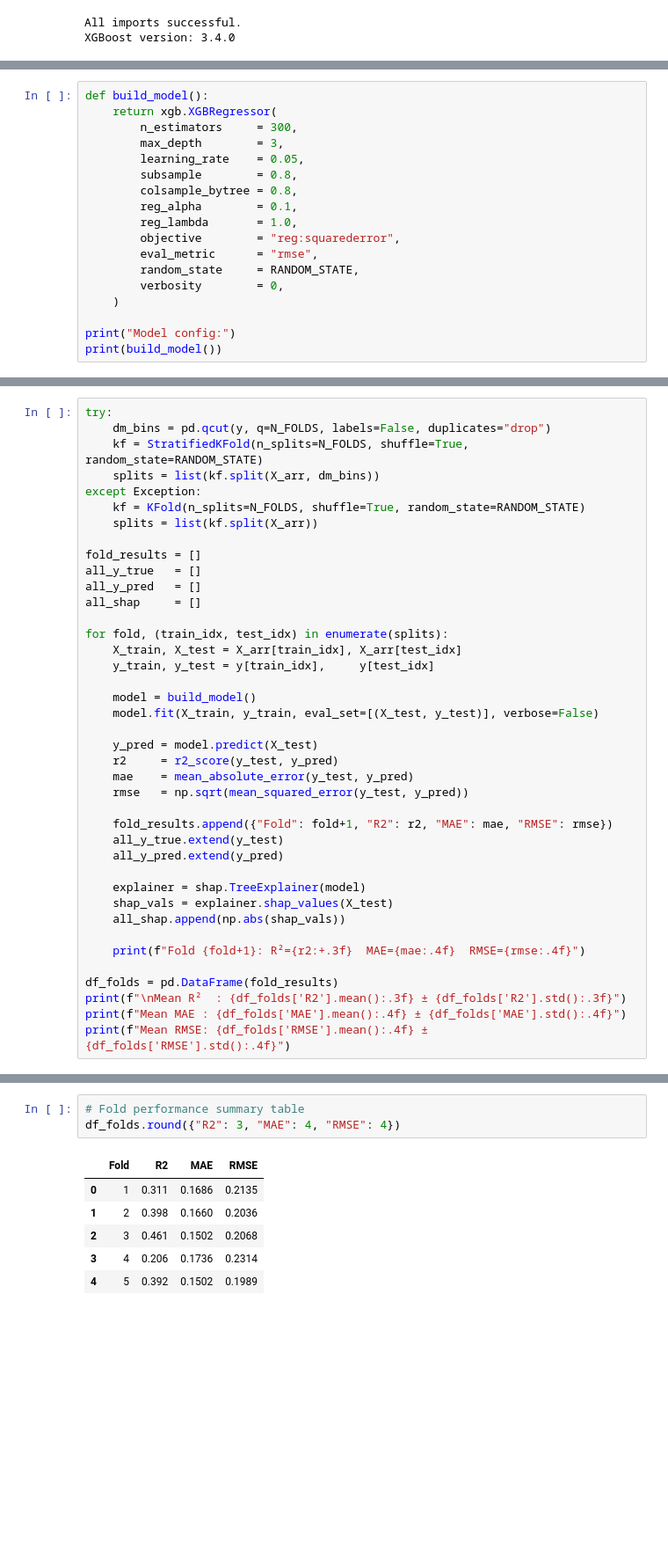
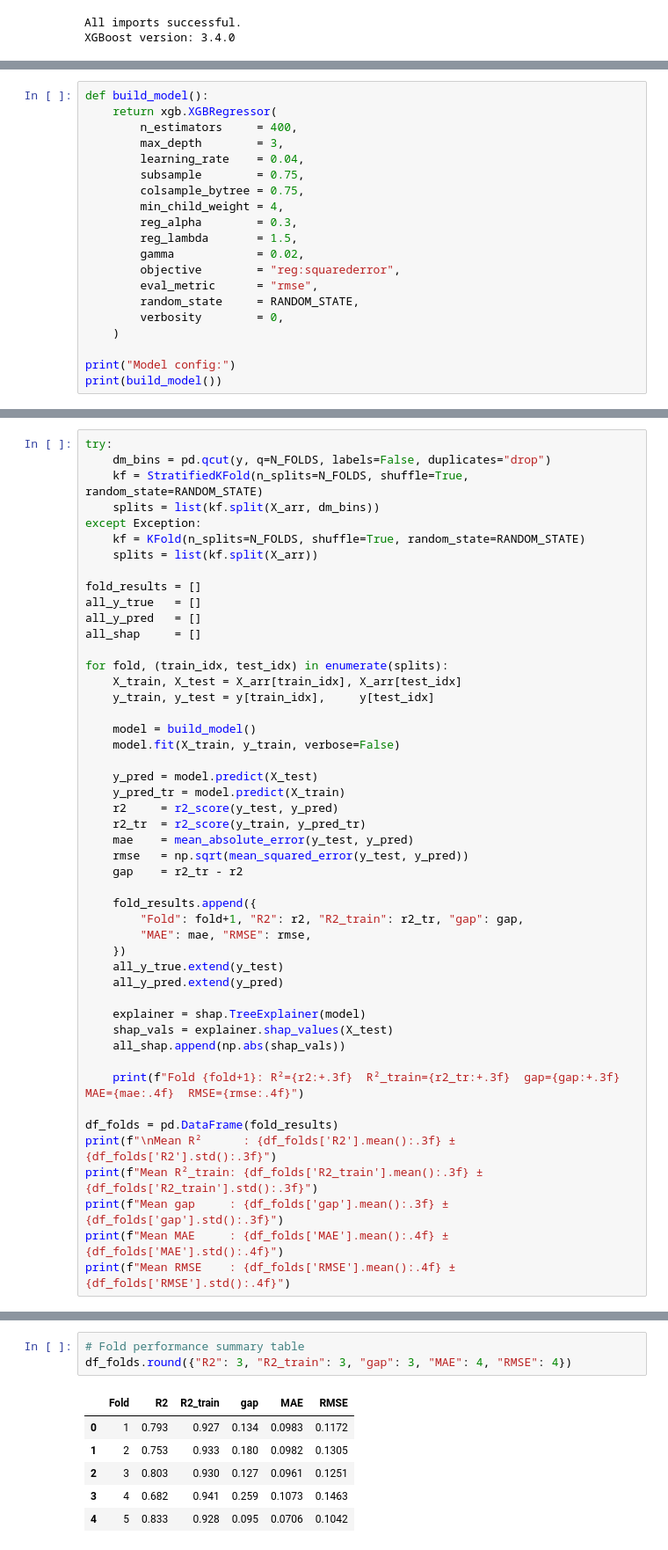
Before and after one commit to m3te0rite/dark-matter-estimation, a Jupyter notebook: sparc_xgboost.ipynb, the cells around one changed output, grey strips where cells are left out. Shown at 88% size. Cells and saved outputs as stored; diff of their text form; blank space fills up the shorter version.

```diff
--- a/sparc_xgboost.ipynb
+++ b/sparc_xgboost.ipynb
@@ -140,13 +177,15 @@ DM fraction range: [0.000, 0.927]
 # %%
 def build_model():
     return xgb.XGBRegressor(
-        n_estimators     = 300,
+        n_estimators     = 400,
         max_depth        = 3,
-        learning_rate    = 0.05,
-        subsample        = 0.8,
-        colsample_bytree = 0.8,
-        reg_alpha        = 0.1,
-        reg_lambda       = 1.0,
+        learning_rate    = 0.04,
+        subsample        = 0.75,
+        colsample_bytree = 0.75,
+        min_child_weight = 4,
+        reg_alpha        = 0.3,
+        reg_lambda       = 1.5,
+        gamma            = 0.02,
         objective        = "reg:squarederror",
         eval_metric      = "rmse",
         random_state     = RANDOM_STATE,
@@ -187,14 +226,20 @@ for fold, (train_idx, test_idx) in enumerate(splits):
     y_train, y_test = y[train_idx],     y[test_idx]
 
     model = build_model()
-    model.fit(X_train, y_train, eval_set=[(X_test, y_test)], verbose=False)
+    model.fit(X_train, y_train, verbose=False)
 
     y_pred = model.predict(X_test)
+    y_pred_tr = model.predict(X_train)
     r2     = r2_score(y_test, y_pred)
+    r2_tr  = r2_score(y_train, y_pred_tr)
     mae    = mean_absolute_error(y_test, y_pred)
     rmse   = np.sqrt(mean_squared_error(y_test, y_pred))
+    gap    = r2_tr - r2
 
-    fold_results.append({"Fold": fold+1, "R2": r2, "MAE": mae, "RMSE": rmse})
+    fold_results.append({
+        "Fold": fold+1, "R2": r2, "R2_train": r2_tr, "gap": gap,
+        "MAE": mae, "RMSE": rmse,
+    })
     all_y_true.extend(y_test)
     all_y_pred.extend(y_pred)
 
@@ -202,10 +247,12 @@ for fold, (train_idx, test_idx) in enumerate(splits):
     shap_vals = explainer.shap_values(X_test)
     all_shap.append(np.abs(shap_vals))
 
-    print(f"Fold {fold+1}: R²={r2:+.3f}  MAE={mae:.4f}  RMSE={rmse:.4f}")
+    print(f"Fold {fold+1}: R²={r2:+.3f}  R²_train={r2_tr:+.3f}  gap={gap:+.3f}  MAE={mae:.4f}  RMSE={rmse:.4f}")
 
 df_folds = pd.DataFrame(fold_results)
-print(f"\nMean R²  : {df_folds['R2'].mean():.3f} ± {df_folds['R2'].std():.3f}")
-print(f"Mean MAE : {df_folds['MAE'].mean():.4f} ± {df_folds['MAE'].std():.4f}")
-print(f"Mean RMSE: {df_folds['RMSE'].mean():.4f} ± {df_folds['RMSE'].std():.4f}")
+print(f"\nMean R²      : {df_folds['R2'].mean():.3f} ± {df_folds['R2'].std():.3f}")
+print(f"Mean R²_train: {df_folds['R2_train'].mean():.3f} ± {df_folds['R2_train'].std():.3f}")
+print(f"Mean gap     : {df_folds['gap'].mean():.3f} ± {df_folds['gap'].std():.3f}")
+print(f"Mean MAE     : {df_folds['MAE'].mean():.4f} ± {df_folds['MAE'].std():.4f}")
+print(f"Mean RMSE    : {df_folds['RMSE'].mean():.4f} ± {df_folds['RMSE'].std():.4f}")
 # %% [output]
@@ -221,13 +270,13 @@ Mean RMSE: 0.2108 ± 0.0126
 # %%
 # Fold performance summary table
-df_folds.round({"R2": 3, "MAE": 4, "RMSE": 4})
+df_folds.round({"R2": 3, "R2_train": 3, "gap": 3, "MAE": 4, "RMSE": 4})
 # %% [output]
-|  | Fold | R2 | MAE | RMSE |
-| 0 | 1 | 0.311 | 0.1686 | 0.2135 |
-| 1 | 2 | 0.398 | 0.1660 | 0.2036 |
-| 2 | 3 | 0.461 | 0.1502 | 0.2068 |
-| 3 | 4 | 0.206 | 0.1736 | 0.2314 |
-| 4 | 5 | 0.392 | 0.1502 | 0.1989 |
+|  | Fold | R2 | R2_train | gap | MAE | RMSE |
+| 0 | 1 | 0.793 | 0.927 | 0.134 | 0.0983 | 0.1172 |
+| 1 | 2 | 0.753 | 0.933 | 0.180 | 0.0982 | 0.1305 |
+| 2 | 3 | 0.803 | 0.930 | 0.127 | 0.0961 | 0.1251 |
+| 3 | 4 | 0.682 | 0.941 | 0.259 | 0.1073 | 0.1463 |
+| 4 | 5 | 0.833 | 0.928 | 0.095 | 0.0706 | 0.1042 |
 # %%
 # Train final model on full dataset
 final_model = build_model()
```
Also changed, not shown: parts of 9 cells of this notebook, 2 other files.
